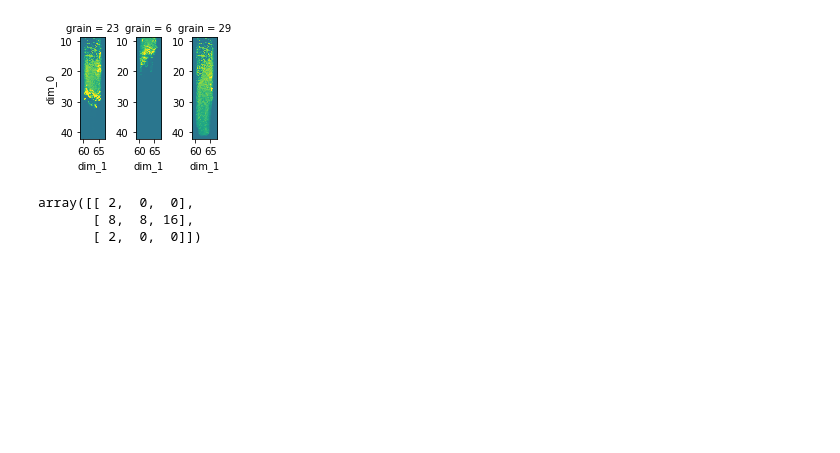
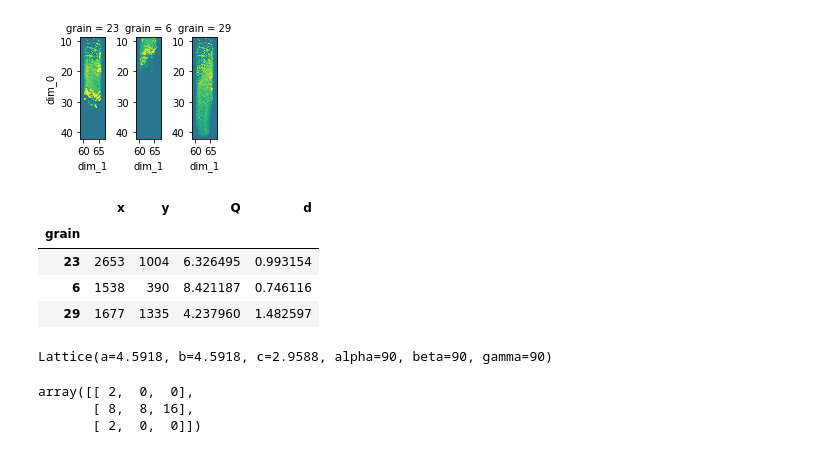
Before and after one commit to st3107/crystalmapping, a Jupyter notebook: notebooks/02_test_ub_matrix.ipynb, the cells around one changed output. Drawn from its saved outputs; the diff is of its cells as text; code cells hidden in the pictures; blank space fills up the shorter version.

```diff
--- a/notebooks/02_test_ub_matrix.ipynb
+++ b/notebooks/02_test_ub_matrix.ipynb
@@ -65,12 +65,24 @@ calc.windows = df
 calc.load_cell_from_cif("./data/tio2_rutile.cif")
 # %%
 calc.calc_hkls(0.98, 1.02)
+# %%
+calc.windows
+# %% [output]
+|  | x | y | Q | d |
+| grain |  |  |  |  |
+| 23 | 2653 | 1004 | 6.326495 | 0.993154 |
+| 6 | 1538 | 390 | 8.421187 | 0.746116 |
+| 29 | 1677 | 1335 | 4.237960 | 1.482597 |
 # %%
 ubm = UBMatrix()
 # %%
 ubm.set_lat_from_cif("./data/tio2_rutile.cif")
 ubm.set_geo_from_poni("./data/CeO2_0.25x0.25_beam.poni")
 ubm.get_B()
+# %%
+ubm.lat
+# %% [output]
+Lattice(a=4.5918, b=4.5918, c=2.9588, alpha=90, beta=90, gamma=90)
 # %%
 calc.n_hkl
 # %% [output]
```
